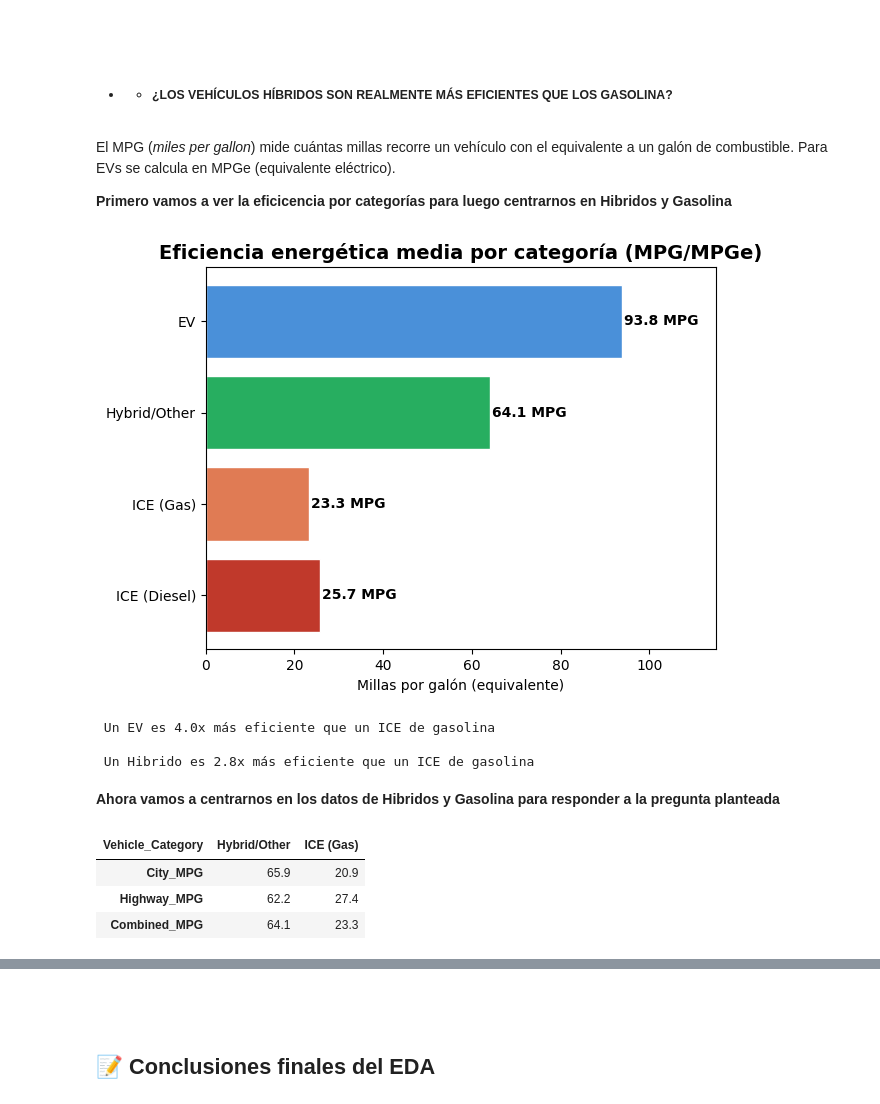
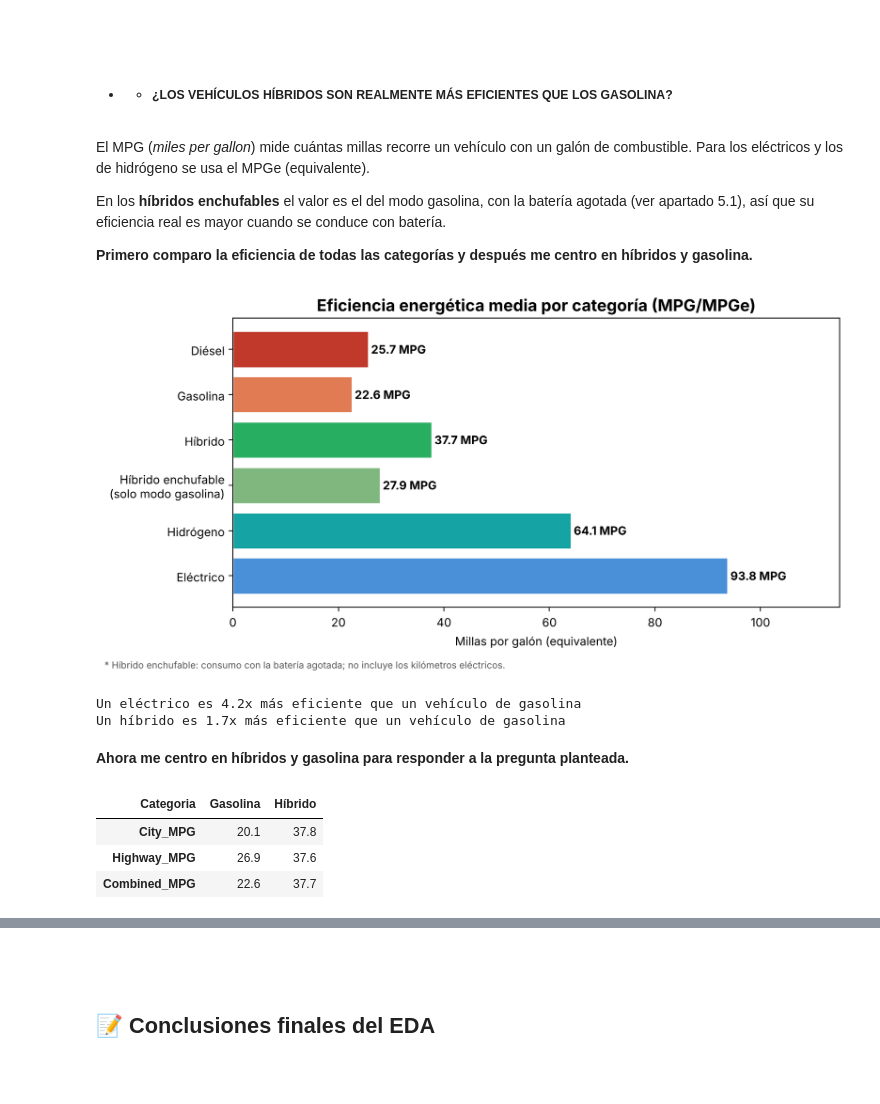
Before and after one commit to terelopdel-sketch/EDA_Vehiculos_Electricos_vs_Combustion, a Jupyter notebook: main.ipynb, the cells around one changed output, grey strips where cells are left out. Cells and saved outputs as stored; diff of their text form; code cells hidden in the pictures; blank space fills up the shorter version.

```diff
--- a/main.ipynb
+++ b/main.ipynb
@@ -281,11 +385,12 @@ distribucion
 # %%
-colores = {'ICE (Gas)': '#E07B54', 'EV': '#4A90D9',
-           'ICE (Diesel)': '#C0392B', 'Hybrid/Other': '#27AE60', 'CNG': '#8E44AD'}
+colores = {'Gasolina': '#E07B54', 'Eléctrico': '#4A90D9', 'Diésel': '#C0392B',
+           'Híbrido': '#27AE60', 'Híbrido enchufable': '#7FB77E',
+           'Hidrógeno': '#16A3A3', 'Gas natural': '#8E44AD'}
 
-conteo = df['Vehicle_Category'].value_counts()
+conteo = df['Categoria'].value_counts()
 colors = [colores.get(c, '#999') for c in conteo.index]
 
-fig, ax = plt.subplots()
+fig, ax = plt.subplots(figsize=(10, 4.5))
 bars = ax.bar(conteo.index, conteo.values, color=colors, edgecolor='white', linewidth=0.8)
 
 # Añadir etiquetas encima de cada barra
@@ -296,6 +401,7 @@ for bar, val in zip(bars, conteo.values):
 ax.set_title('Número de vehículos por categoría (2015–2026)', fontsize=14, fontweight='bold')
 ax.set_xlabel('Categoría')
 ax.set_ylabel('Número de modelos')
+plt.xticks(rotation=20, ha='right')
 plt.tight_layout()
 plt.savefig("src/img/vehiculos_cat.png", bbox_inches="tight")
 plt.show()
@@ -763,13 +863,13 @@ ICE (Gas)         400.7    395.0    22.0   979.0
 # %%
-cats = ['ICE (Diesel)', 'ICE (Gas)', 'Hybrid/Other', 'EV']
-df_cats = df[df["Vehicle_Category"].isin(cats)]
+cats = ['Diésel', 'Gasolina', 'Híbrido', 'Híbrido enchufable', 'Hidrógeno', 'Eléctrico']
+df_cats = df[df["Categoria"].isin(cats)]
 
-medias = df_cats.groupby("Vehicle_Category")["CO2_Emissions_g_per_mile"].mean().round(1)
+medias = df_cats.groupby("Categoria")["CO2_Emissions_g_per_mile"].mean().round(1)
 medias = medias.reindex(cats)
 
-colores = ['#993C1D', '#D85A30', '#1D9E75', '#378ADD']
+colores = ['#993C1D', '#D85A30', '#1D9E75', '#7FB77E', '#16A3A3', '#378ADD']
 
-fig, ax = plt.subplots(figsize=(9, 4))
+fig, ax = plt.subplots(figsize=(9, 4.5))
 bars = ax.barh(medias.index, medias.values, color=colores)
 
 for bar, val in zip(bars, medias.values):
@@ -778,9 +878,10 @@ for bar, val in zip(bars, medias.values):
 
 ax.set_xlabel("Emisiones medias de CO₂ (g/milla)")
 ax.set_title("Emisiones medias de CO₂ por tipo de vehículo", fontweight='bold')
-ax.set_xlim(0, 510)
+ax.set_xlim(0, 520)
+ax.invert_yaxis()
 sns.despine()
 plt.tight_layout()
-plt.savefig("src/img/emisiones_co2_vehiculo", bbox_inches="tight")
+plt.savefig("src/img/emisiones_co2_vehiculo.png", bbox_inches="tight")
 plt.show()
 # %% [output]
@@ -1007,37 +1104,42 @@ o una mayor apuesta por los híbridos frente al eléctrico puro.
 <br><br>
 * * ##### **¿LOS VEHÍCULOS HÍBRIDOS SON REALMENTE MÁS EFICIENTES QUE LOS GASOLINA?**
 # %% [markdown]
-El MPG (*miles per gallon*) mide cuántas millas recorre un vehículo con el equivalente a un galón de combustible. Para EVs se calcula en MPGe (equivalente eléctrico).
+El MPG (*miles per gallon*) mide cuántas millas recorre un vehículo con un galón de combustible. Para los eléctricos y los de hidrógeno se usa el MPGe (equivalente).
 
-**Primero vamos a ver la eficicencia por categorías para luego centrarnos en Hibridos y Gasolina**
+En los **híbridos enchufables** el valor es el del modo gasolina, con la batería agotada (ver apartado 5.1), así que su eficiencia real es mayor cuando se conduce con batería.
+
+**Primero comparo la eficiencia de todas las categorías y después me centro en híbridos y gasolina.**
 # %%
-colores = {'ICE (Gas)': '#E07B54', 'EV': '#4A90D9',
-           'ICE (Diesel)': '#C0392B', 'Hybrid/Other': '#27AE60', 'CNG': '#8E44AD'}
+colores = {'Gasolina': '#E07B54', 'Eléctrico': '#4A90D9', 'Diésel': '#C0392B',
+           'Híbrido': '#27AE60', 'Híbrido enchufable': '#7FB77E', 'Hidrógeno': '#16A3A3'}
+cats = ['Diésel', 'Gasolina', 'Híbrido', 'Híbrido enchufable', 'Hidrógeno', 'Eléctrico']
 
-eficiencia = df[df['Vehicle_Category'].isin(cats)].groupby('Vehicle_Category')['Combined_MPG'].mean().round(1)
+eficiencia = df[df['Categoria'].isin(cats)].groupby('Categoria')['Combined_MPG'].mean().round(1)
 eficiencia = eficiencia.reindex(cats)
 
-fig, ax = plt.subplots()
-bars = ax.barh(eficiencia.index, eficiencia.values, color=[colores[c] for c in eficiencia.index], edgecolor='white')
+fig, ax = plt.subplots(figsize=(9, 4.5))
+etiquetas = [c if c != 'Híbrido enchufable' else 'Híbrido enchufable\n(solo modo gasolina)' for c in eficiencia.index]
+bars = ax.barh(etiquetas, eficiencia.values, color=[colores[c] for c in eficiencia.index], edgecolor='white')
 
 for bar, val in zip(bars, eficiencia.values):
     ax.text(val + 0.5, bar.get_y() + bar.get_height()/2,
             f'{val} MPG', va='center', fontweight='bold')
 
 ax.set_title('Eficiencia energética media por categoría (MPG/MPGe)', fontsize=14, fontweight='bold')
 ax.set_xlabel('Millas por galón (equivalente)')
+fig.text(0.01, -0.02, '* Híbrido enchufable: consumo con la batería agotada; no incluye los kilómetros eléctricos.', fontsize=8, color='#555')
 ax.set_xlim(0, 115)
+ax.invert_yaxis()
 plt.tight_layout()
 plt.savefig("src/img/eficiencia_energetica_cat.png", bbox_inches="tight")
 plt.show()
 
-print(f'\n Un EV es {eficiencia["EV"]/eficiencia["ICE (Gas)"]:.1f}x más eficiente que un ICE de gasolina')
-print(f'\n Un Hibrido es {eficiencia["Hybrid/Other"]/eficiencia["ICE (Gas)"]:.1f}x más eficiente que un ICE de gasolina')
+print(f'\nUn eléctrico es {eficiencia["Eléctrico"]/eficiencia["Gasolina"]:.1f}x más eficiente que un vehículo de gasolina')
+print(f'Un híbrido es {eficiencia["Híbrido"]/eficiencia["Gasolina"]:.1f}x más eficiente que un vehículo de gasolina')
 # %% [output]
-[figure, old version]
+[figure, new version]
- Un EV es 4.0x más eficiente que un ICE de gasolina
-
- Un Hibrido es 2.8x más eficiente que un ICE de gasolina
+Un eléctrico es 4.2x más eficiente que un vehículo de gasolina
+Un híbrido es 1.7x más eficiente que un vehículo de gasolina
 # %% [markdown]
-**Ahora vamos a centrarnos en los datos de Hibridos y Gasolina para responder a la pregunta planteada**
+**Ahora me centro en híbridos y gasolina para responder a la pregunta planteada.**
 # %%
@@ -1046,13 +1148,11 @@ df_comp = df[df["Vehicle_Category"].isin(cats)]
 # %%
 # Eficiencia por tipo
-resumen_mpg = df_comp.groupby("Vehicle_Category")[["City_MPG","Highway_MPG","Combined_MPG"]].mean().round(1)
-
-resumen_mpg = resumen_mpg.dropna()
+resumen_mpg = df_comp.groupby("Categoria")[["City_MPG", "Highway_MPG", "Combined_MPG"]].mean().round(1).reindex(cats)
 resumen_mpg.T
 # %% [output]
-| Vehicle_Category | Hybrid/Other | ICE (Gas) |
-| City_MPG | 65.9 | 20.9 |
-| Highway_MPG | 62.2 | 27.4 |
-| Combined_MPG | 64.1 | 23.3 |
+| Categoria | Gasolina | Híbrido |
+| City_MPG | 20.1 | 37.8 |
+| Highway_MPG | 26.9 | 37.6 |
+| Combined_MPG | 22.6 | 37.7 |
 # %%
 # Mejora relativa
```
Also changed, not shown: parts of 41 cells of this notebook, 10 other files.
